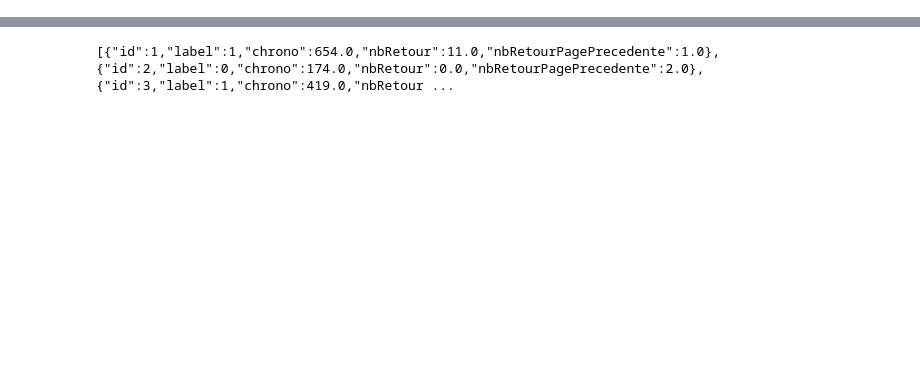
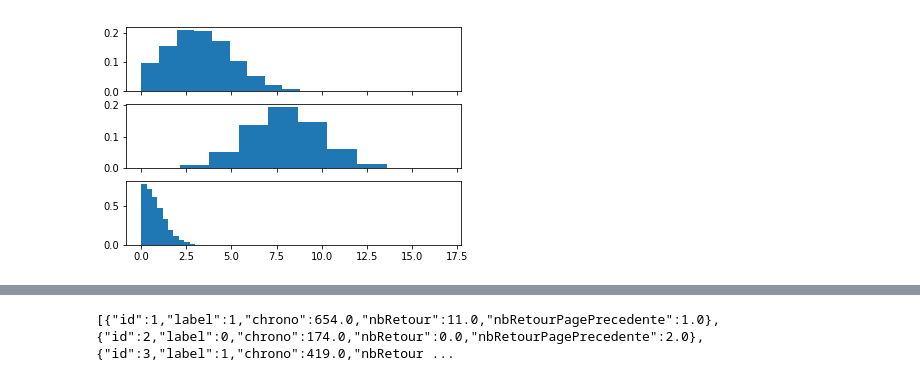
Before and after one commit to antonkad/workshop-ai, a Jupyter notebook: generateurEchantillon.ipynb, the cells around one changed output, grey strips where cells are left out. Cells and saved outputs as stored; diff of their text form; code cells hidden in the pictures; blank space fills up the shorter version.

```diff
--- a/generateurEchantillon.ipynb
+++ b/generateurEchantillon.ipynb
@@ -65,0 +66,14 @@ owners.head()
+# %%
+tmpCompetent = get_truncated_normal(mean=3, sd=2, low=0, upp=10)
+tmpIncompetent = get_truncated_normal(mean=8, sd=2, low=0, upp=30)
+
+nbRetourCompetent = get_truncated_normal(mean=0, sd=1, low=0, upp=3)
+
+
+fig, ax = plt.subplots(3, sharex=True)
+ax[0].hist(tmpCompetent.rvs(10000), normed=True)
+ax[1].hist(tmpIncompetent.rvs(10000), normed=True)
+ax[2].hist(nbRetourCompetent.rvs(10000), normed=True)
+plt.show()
+# %% [output]
+[figure, added]
```
Also changed, not shown: parts of 2 cells of this notebook, 50 other files.
